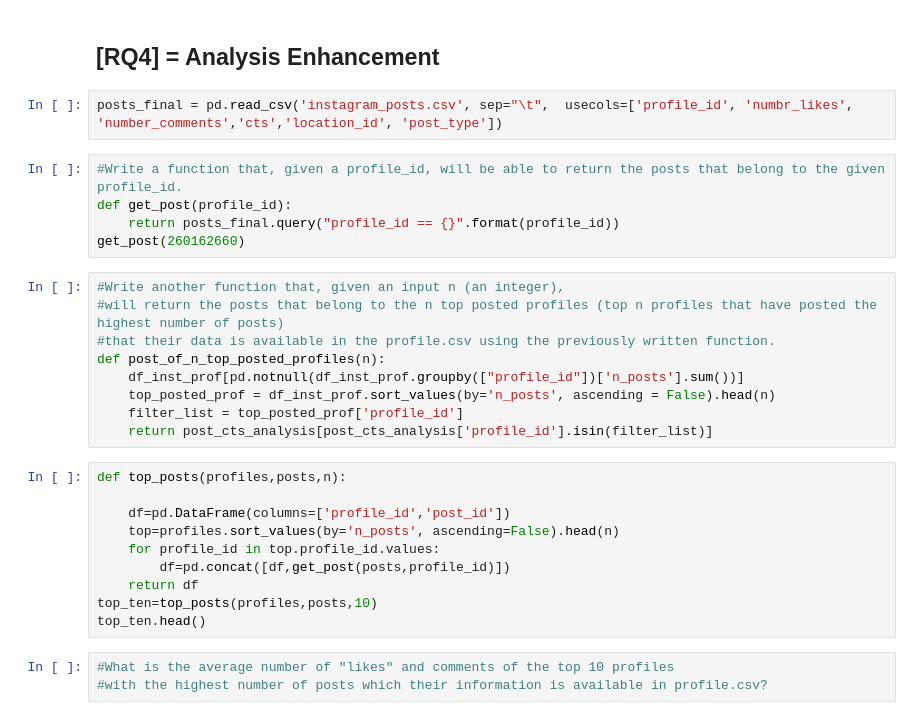
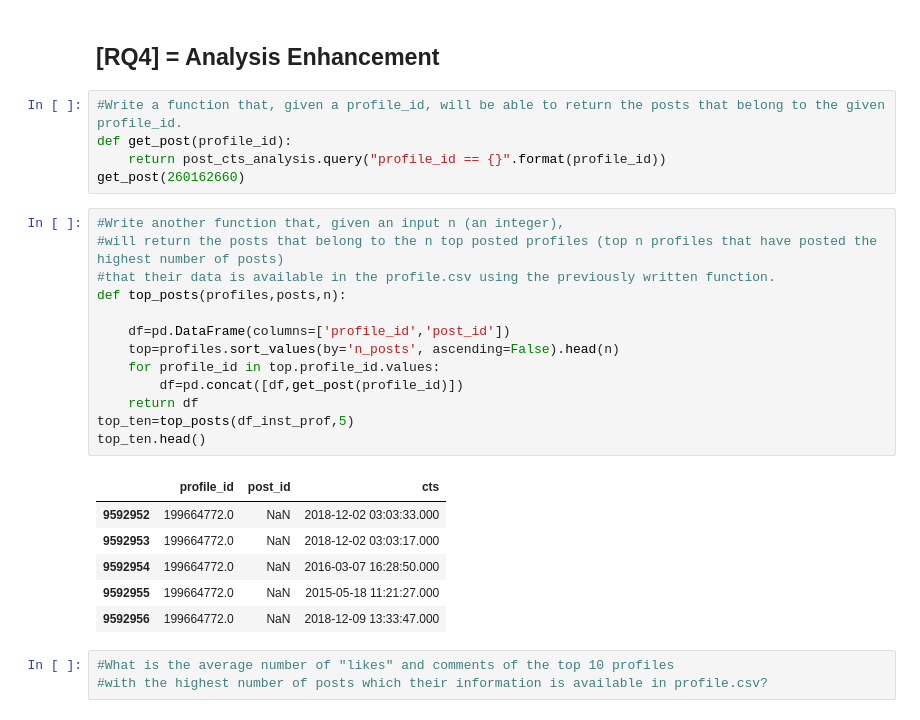
Before and after one commit to MichelaLombardi/ADM-HMWK_2, a Jupyter notebook: NBK_HMWK_2.ipynb, the cells around one changed output. Saved outputs shown, nothing was run; the diff lists cells and outputs as text.

```diff
--- a/NBK_HMWK_2.ipynb
+++ b/NBK_HMWK_2.ipynb
@@ -342,32 +338,31 @@ plot_intervals(post_cts_analysis, timing)
 [figure]
 # %% [markdown]
 ## [RQ4] = Analysis Enhancement
-# %%
-posts_final = pd.read_csv('instagram_posts.csv', sep="\t",  usecols=['profile_id', 'numbr_likes', 'number_comments','cts','location_id', 'post_type'])
 # %%
 #Write a function that, given a profile_id, will be able to return the posts that belong to the given profile_id.
 def get_post(profile_id):
-    return posts_final.query("profile_id == {}".format(profile_id))
+    return post_cts_analysis.query("profile_id == {}".format(profile_id))
 get_post(260162660)
 # %%
 #Write another function that, given an input n (an integer),
 #will return the posts that belong to the n top posted profiles (top n profiles that have posted the highest number of posts)
 #that their data is available in the profile.csv using the previously written function.
-def post_of_n_top_posted_profiles(n):
-    df_inst_prof[pd.notnull(df_inst_prof.groupby(["profile_id"])['n_posts'].sum())]
-    top_posted_prof = df_inst_prof.sort_values(by='n_posts', ascending = False).head(n)
-    filter_list = top_posted_prof['profile_id']
-    return post_cts_analysis[post_cts_analysis['profile_id'].isin(filter_list)]
+def top_posts(profiles,posts,n):
+
+    df=pd.DataFrame(columns=['profile_id','post_id'])
+    top=profiles.sort_values(by='n_posts', ascending=False).head(n)
+    for profile_id in top.profile_id.values:
+        df=pd.concat([df,get_post(profile_id)])
+    return df
+top_ten=top_posts(df_inst_prof,5)
+top_ten.head()
+# %% [output]
+|  | profile_id | post_id | cts |
+| 9592952 | 199664772.0 | NaN | 2018-12-02 03:03:33.000 |
+| 9592953 | 199664772.0 | NaN | 2018-12-02 03:03:17.000 |
+| 9592954 | 199664772.0 | NaN | 2016-03-07 16:28:50.000 |
+| 9592955 | 199664772.0 | NaN | 2015-05-18 11:21:27.000 |
+| 9592956 | 199664772.0 | NaN | 2018-12-09 13:33:47.000 |
-# %%
-def top_posts(profiles,posts,n):
-
-    df=pd.DataFrame(columns=['profile_id','post_id'])
-    top=profiles.sort_values(by='n_posts', ascending=False).head(n)
-    for profile_id in top.profile_id.values:
-        df=pd.concat([df,get_post(posts,profile_id)])
-    return df
-top_ten=top_posts(profiles,posts,10)
-top_ten.head()
 # %%
 #What is the average number of "likes" and comments of the top 10 profiles
 #with the highest number of posts which their information is available in profile.csv?
```
Also changed, not shown: parts of 2 cells of this notebook.
